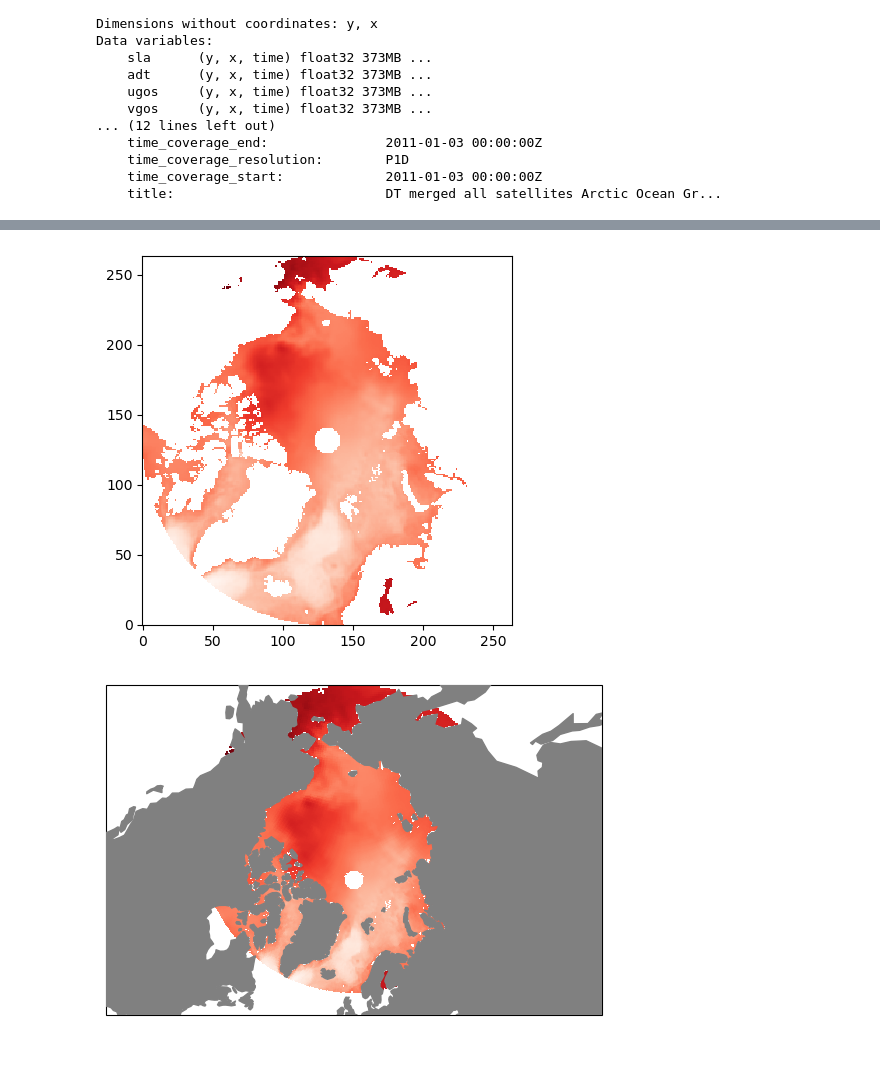
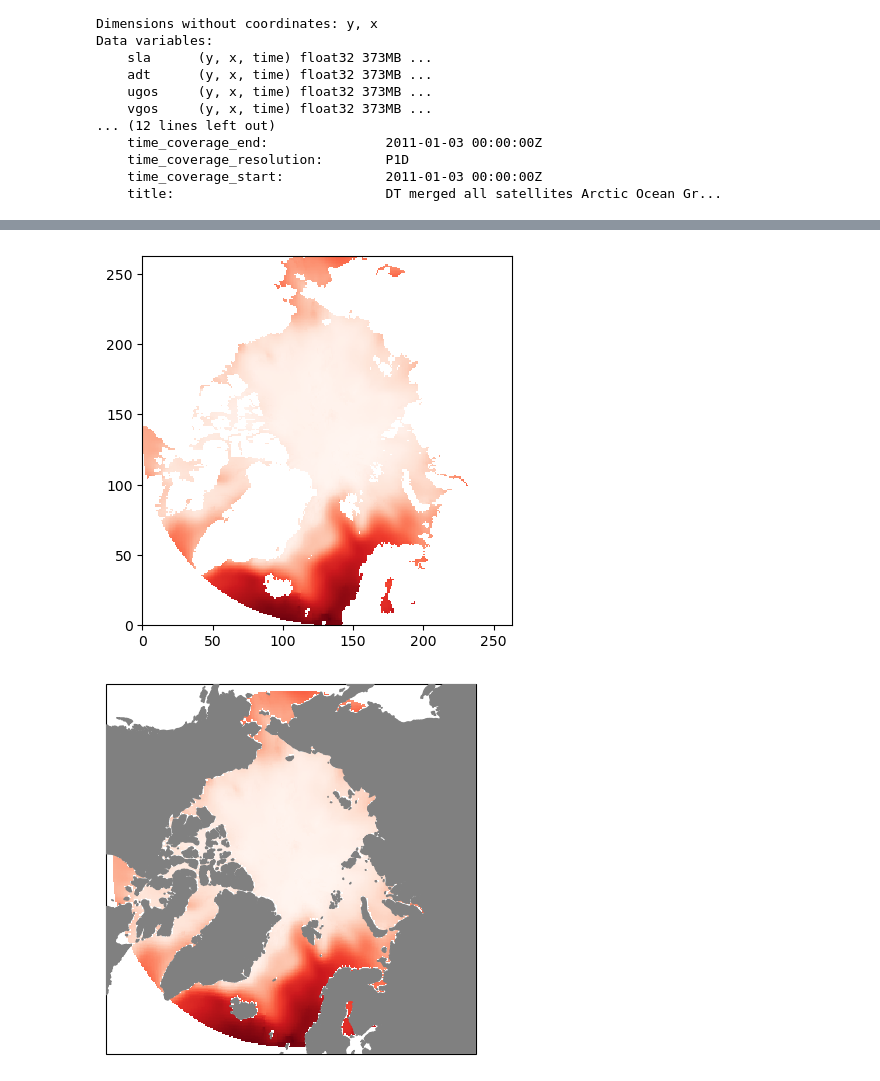
Before and after one commit to janadr/time-mean-arctic-ocean-circulation, a Jupyter notebook: code/interpolate_to_ease2.ipynb, the cells around one changed output, grey strips where cells are left out. Cells and saved outputs as stored; diff of their text form; code cells hidden in the pictures; blank space fills up the shorter version.

```diff
--- a/code/interpolate_to_ease2.ipynb
+++ b/code/interpolate_to_ease2.ipynb
@@ -78,19 +100,19 @@ ds_xy.coords["y"] = np.arange(len(ds_xy.y))
 # %%
 fig, ax = plt.subplots()
-cm = ax.pcolormesh(ds_xy.x, ds_xy.y, ds_xy.mdt, cmap="Reds")
+cm = ax.pcolormesh(ds_xy.x, ds_xy.y, ds_xy.ct.isel(depth=0, x=slice(0, -1), y=slice(0, -1)), cmap="Reds")
 ax.set_aspect("equal")
 # %% [output]
-[figure, old version]
+[figure, new version]
 # %%
-fig, ax = plt.subplots(subplot_kw={"projection" : ccrs.Stereographic()})
+fig, ax = plt.subplots(subplot_kw={"projection" : ccrs.Stereographic(central_latitude=90)})
 
-c = ax.pcolormesh(ds_xy.lon, ds_xy.lat, ds_xy.mdt,
+c = ax.pcolormesh(ds_xy.lon, ds_xy.lat, ds_xy.ct.isel(depth=0, x=slice(0, -1), y=slice(0, -1)),
                   cmap="Reds",
                   transform=ccrs.PlateCarree()
                   )
 ax.add_feature(cfeature.LAND, color="grey", zorder=100)
 ax.set_aspect("equal")
 # %% [output]
-[figure, old version]
+[figure, new version]
 # %%
 ds_xy.to_netcdf(datadir + dataname + "_ease.nc")
```
Also changed, not shown: parts of 3 cells of this notebook, 19 other files.
